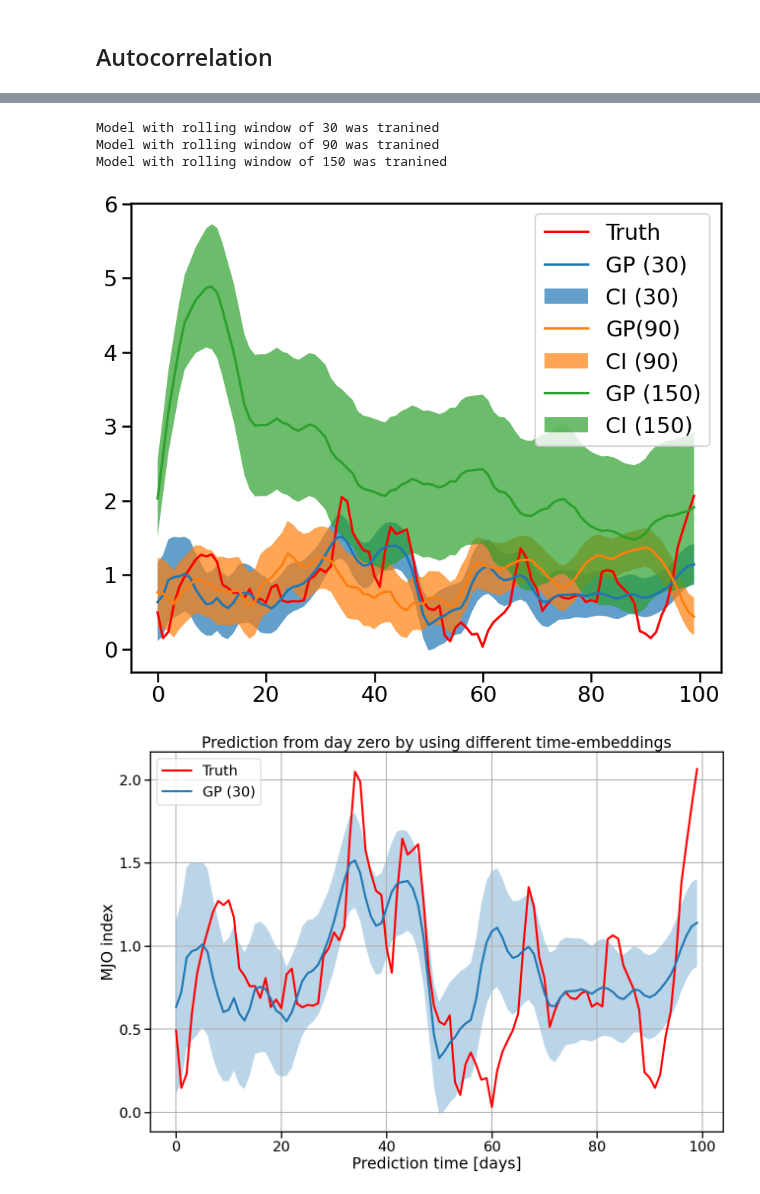
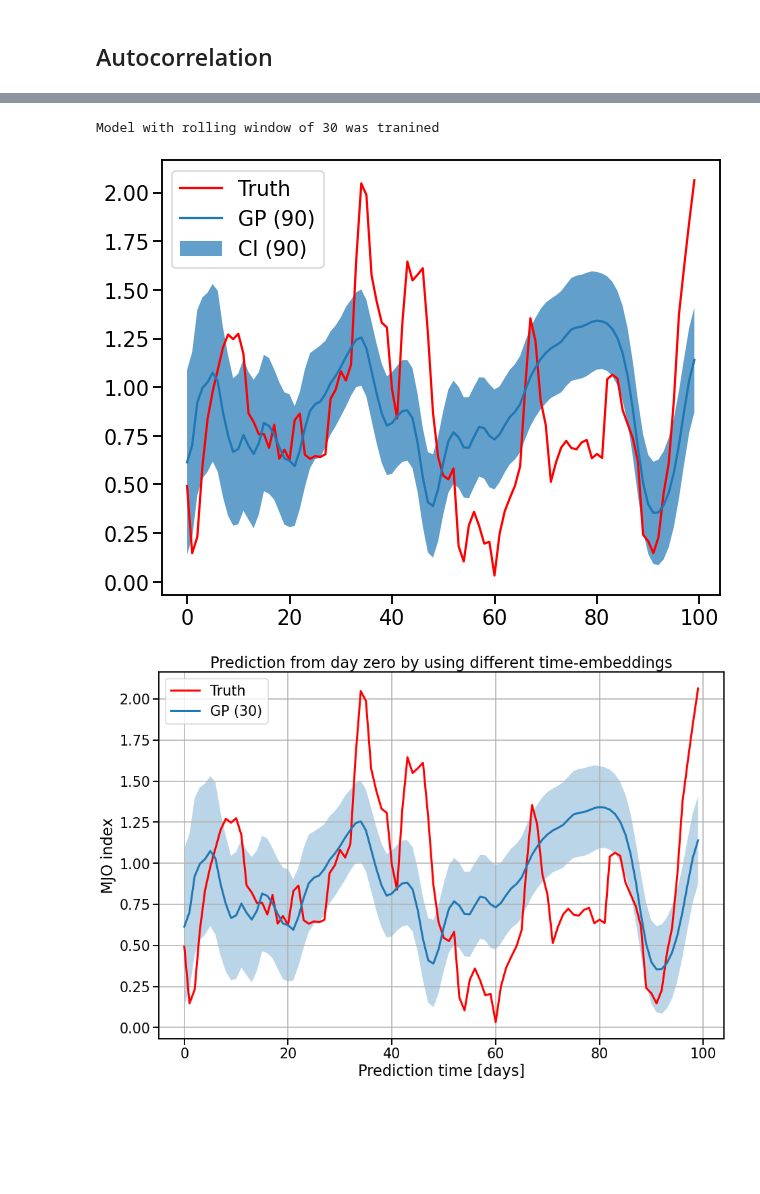
Before and after one commit to vishwas1984/SINDy_RealData, a Jupyter notebook: GP_MJO_Short_Prediction_Test.ipynb, the cells around one changed output, grey strips where cells are left out. Saved outputs shown, nothing was run; the diff lists cells and outputs as text; code cells hidden in the pictures; blank space fills up the shorter version.

```diff
--- a/GP_MJO_Short_Prediction_Test.ipynb
+++ b/GP_MJO_Short_Prediction_Test.ipynb
@@ -99,9 +101,9 @@ class ExactGPModel(gpytorch.models.ExactGP):
 # rolling_widths = [10, 20, 30, 40, 50, 60, 70, 80, 90, 100]
 # plot_colors = ['tab:blue', 'tab:orange', 'tab:green', 'tab:red', 'tab:purple', 'tab:brown',
 #               'tab:pink', 'tab:gray', 'tab:olive', 'tab:cyan']
-rolling_widths = [30, 90, 150]
+rolling_widths = [30]
 
-plot_colors = ['tab:blue', 'tab:orange', 'tab:green']
+plot_colors = ['tab:blue']
 
 #plot_colors = ['tab:blue']
 
@@ -172,38 +174,36 @@ for rolling_width, col in zip(rolling_widths, plot_colors):
             test_x = torch.from_numpy(temp1.reshape((1, rolling_width))).float()
             observed_pred = likelihood(model(test_x))
 #         print(observed_pred)
             lower, upper = observed_pred.confidence_region()
             predictions[i] = observed_pred.mean.numpy()
             lower_confidence[i] = lower.detach().numpy()
             upper_confidence[i] = upper.detach().numpy()
 
     dict_predictions[rolling_width] = predictions
     dict_lower_confidence[rolling_width] = lower_confidence
     dict_upper_confidence[rolling_width] = upper_confidence
     ax.plot(np.arange(prediction_window), predictions, col)
     ax.fill_between(np.arange(prediction_window), lower_confidence,
                      upper_confidence, alpha=0.7)
 # y_np = torch.from_numpy(Output_Y)
 # Input_X = rolling(Ztrain[:-1], rolling_width)
 # print(Input_X.shape)
 # Output_Y = Ztrain[rolling_width:]
 # print(Output_Y.shape)
 # x_np = torch.from_numpy(Input_X)
 # y_np = torch.from_numpy(Output_Y)
 # print(Input_X)
 # #Increase rolling_width
 # #Increase number of training points
 
-ax.legend(['Truth','GP (30)', 'CI (30)', 'GP(90)', 'CI (90)', 'GP (150)', 'CI (150)' ])
-# ax.legend(['Truth','GP (60)', 'GP(100)', 'GP (150)' ])
+# ax.legend(['Truth','GP (30)', 'CI (30)', 'GP(90)', 'CI (90)', 'GP (150)', 'CI (150)' ])
+ax.legend(['Truth','GP (90)', 'CI (90)'])
 # ax.legend(['Truth','GP (30)'])
 # ax.set_ylim([-1.0, 1.0])
 plt.show()
 # %% [output]
 Model with rolling window of 30 was tranined
-Model with rolling window of 90 was tranined
-Model with rolling window of 150 was tranined
-[figure, old version]
+[figure, new version]
 # %%
 fig = plt.figure(figsize=(15, 10))
 
@@ -237,7 +237,7 @@ for rolling_width, col in zip(rolling_widths, plot_colors):
     dict_predictions[rolling_width] = predictions
     dict_lower_confidence[rolling_width] = lower_confidence
     dict_upper_confidence[rolling_width] = upper_confidence
-    plt.plot(x_window, predictions, col,lw=3,label="GP ({:})".format(rolling_width))
+    plt.plot(x_window, predictions, 'tab:blue',lw=3,label="GP ({:})".format(rolling_width))
     plt.fill_between(x_window, lower_confidence,
                      upper_confidence, alpha=0.3)
 plt.title('Prediction from day zero by using different time-embeddings')
@@ -245,9 +245,10 @@ plt.ylabel('MJO index')
 plt.xlabel('Prediction time [days]')
 plt.legend()
 plt.grid('both')
+plt.savefig('Predictions-30_2.png', bbox_inches='tight')
 plt.show()
 # %% [output]
-[figure, old version]
+[figure, new version]
 # %%
 fig = plt.figure(figsize=(15, 10))
 
```
Also changed, not shown: parts of 3 cells of this notebook, 3 other files.
